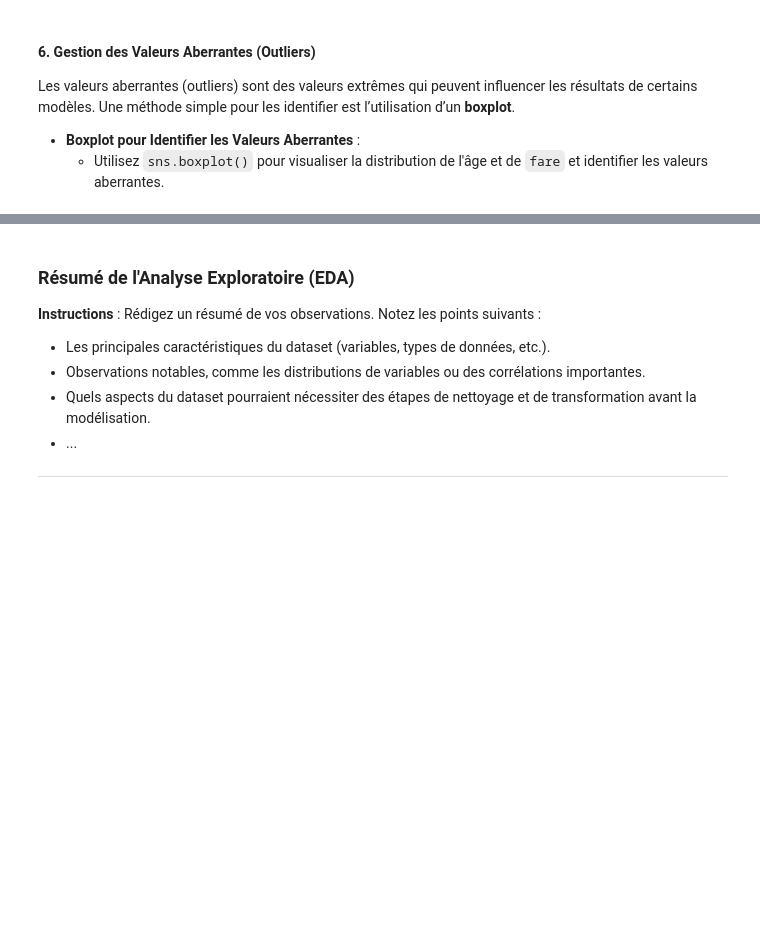
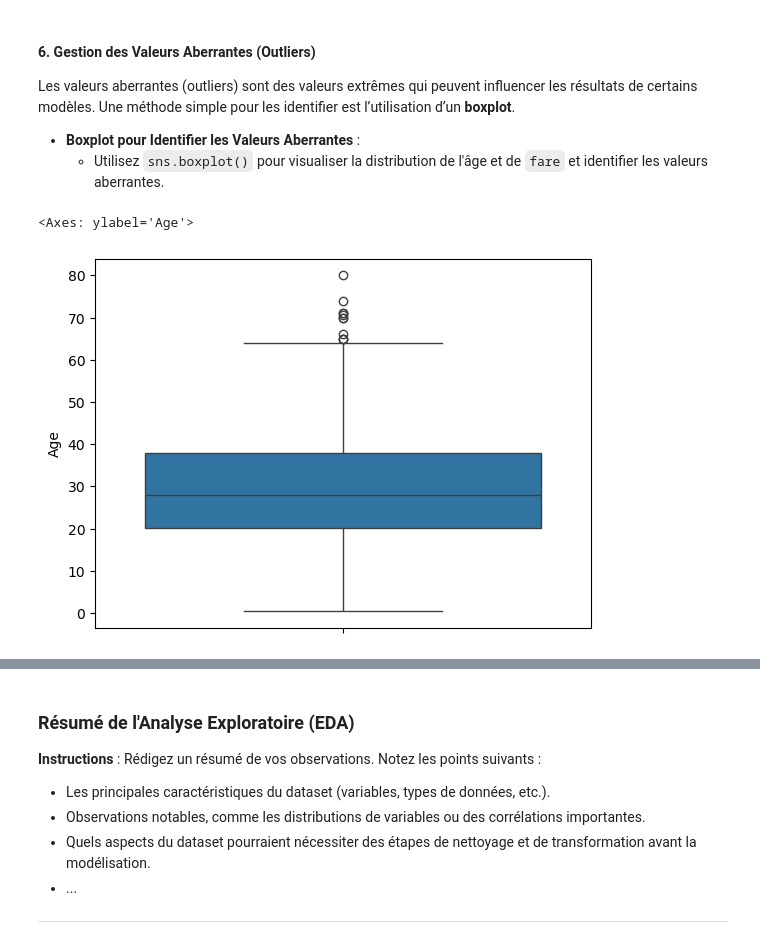
Before and after one commit to loicbonicontact-gif/Machine-Learning-Classification, a Jupyter notebook: entrainement/regression/notebooks/nb_01_Intro_ML_Prétraitement_Données.ipynb, the cells around one changed output, grey strips where cells are left out. Saved outputs shown, nothing was run; the diff lists cells and outputs as text; code cells hidden in the pictures; blank space fills up the shorter version.

```diff
--- a/entrainement/regression/notebooks/nb_01_Intro_ML_Prétraitement_Données.ipynb
+++ b/entrainement/regression/notebooks/nb_01_Intro_ML_Prétraitement_Données.ipynb
@@ -164,4 +294,7 @@ Les valeurs aberrantes (outliers) sont des valeurs extrêmes qui peuvent influen
 - **Boxplot pour Identifier les Valeurs Aberrantes** :
    - Utilisez `sns.boxplot()` pour visualiser la distribution de l'âge et de `fare` et identifier les valeurs aberrantes.
 # %%
-# Insérez votre code ici pour visualiser le boxplot de l'âge
+sns.boxplot(y=df['Age'], data=df)
+# %% [output]
+<Axes: ylabel='Age'>
+[figure, added]
```
Also changed, not shown: parts of 31 cells of this notebook, 2 other files.
